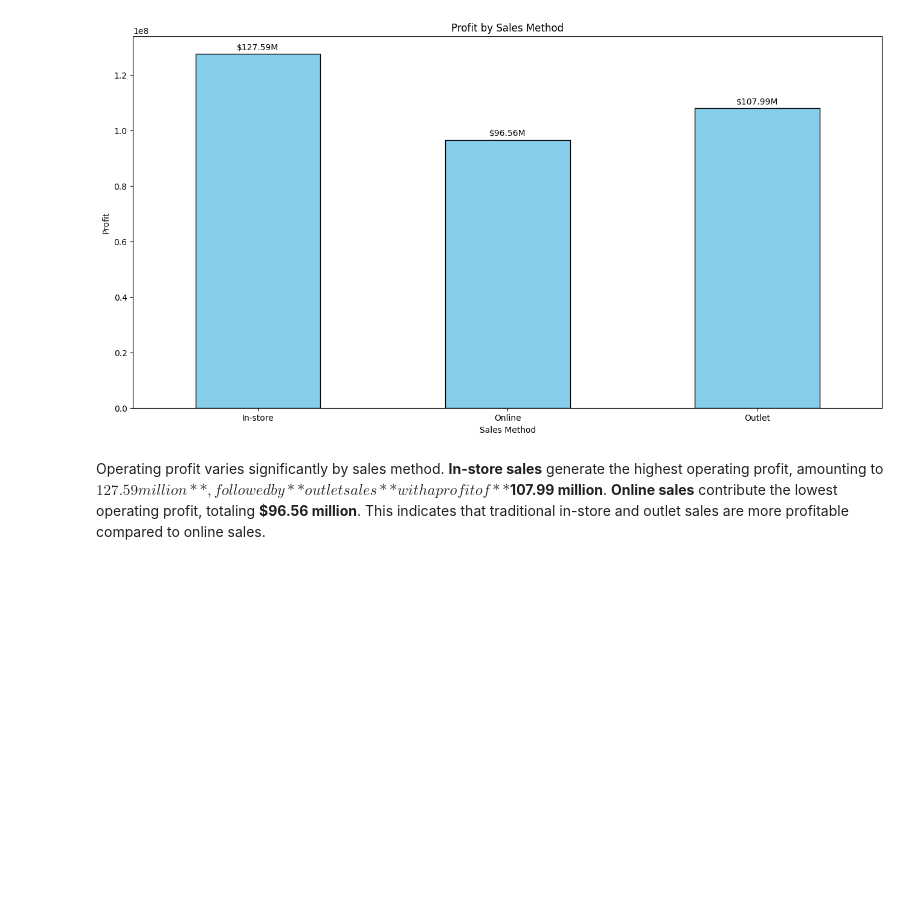
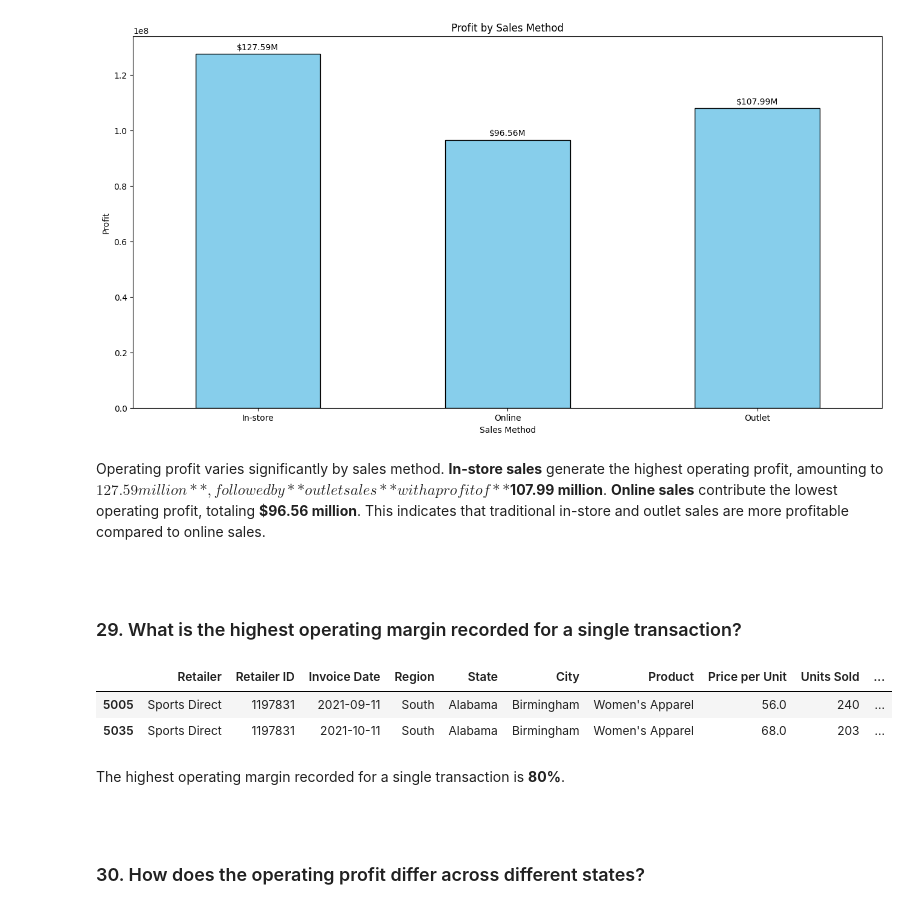
Before and after one commit to GrzegorzPus/Adidas-US-Sales-Analysis, a Jupyter notebook: Sales Analysis.ipynb, the cells around one changed output. Saved outputs shown, nothing was run; the diff lists cells and outputs as text; code cells hidden in the pictures; blank space fills up the shorter version.

```diff
--- a/Sales Analysis.ipynb
+++ b/Sales Analysis.ipynb
@@ -718,3 +718,19 @@ plt.show()
 [figure]
 # %% [markdown]
 Operating profit varies significantly by sales method. **In-store sales** generate the highest operating profit, amounting to **$127.59 million**, followed by **outlet sales** with a profit of **$107.99 million**. **Online sales** contribute the lowest operating profit, totaling **$96.56 million**. This indicates that traditional in-store and outlet sales are more profitable compared to online sales.
+
+<br>
+# %% [markdown]
+### 29. What is the highest operating margin recorded for a single transaction?
+# %%
+df[df['Operating Margin'] == df['Operating Margin'].max()]
+# %% [output]
+|  | Retailer | Retailer ID | Invoice Date | Region | State | City | Product | Price per Unit | Units Sold | ... |
+| 5005 | Sports Direct | 1197831 | 2021-09-11 | South | Alabama | Birmingham | Women's Apparel | 56.0 | 240 | ... |
+| 5035 | Sports Direct | 1197831 | 2021-10-11 | South | Alabama | Birmingham | Women's Apparel | 68.0 | 203 | ... |
+# %% [markdown]
+The highest operating margin recorded for a single transaction is **80%**.
+
+<br>
+# %% [markdown]
+### 30. How does the operating profit differ across different states?
```
Also changed, not shown: parts of 4 cells of this notebook.
